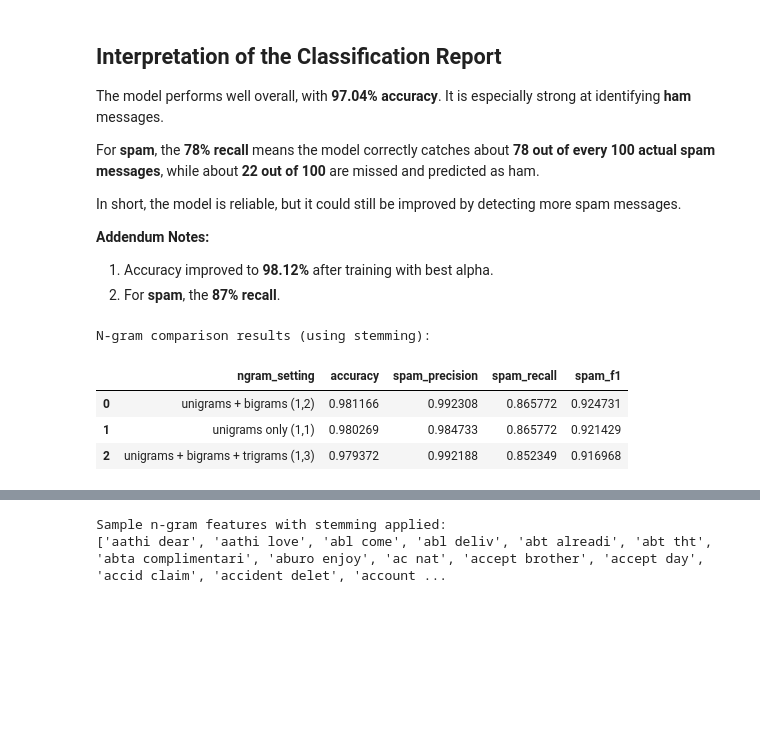
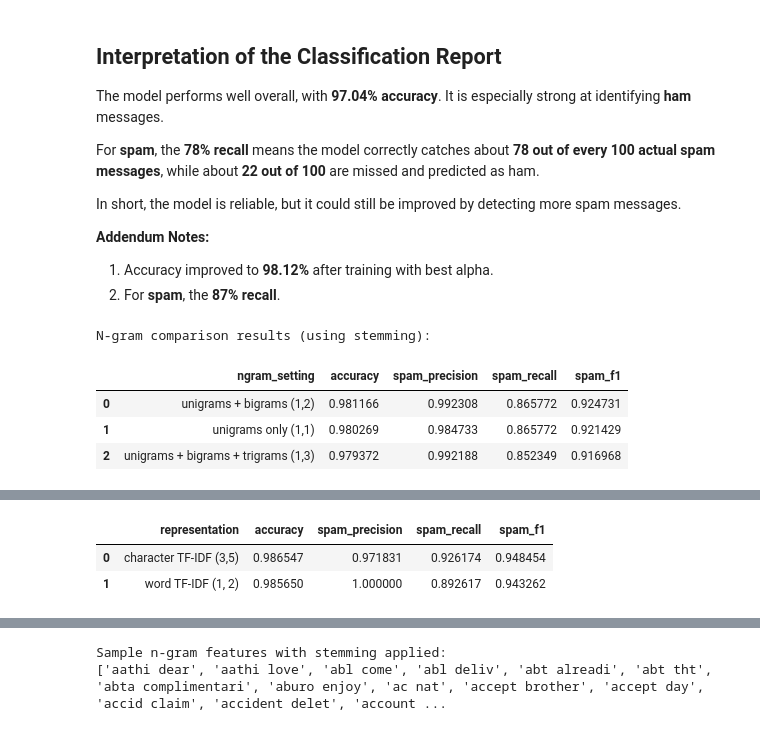
Before and after one commit to fredchan23/5m-data-3.9-nlp, a Jupyter notebook: assignment.ipynb, the cells around one changed output, grey strips where cells are left out. Drawn from its saved outputs; the diff is of its cells as text; code cells hidden in the pictures; blank space fills up the shorter version.

Commit message:
updated assignment with improvement in model

```diff
--- a/assignment.ipynb
+++ b/assignment.ipynb
@@ -298,12 +298,87 @@ print('N-gram comparison results (using stemming):')
 display(ngram_results_df)
 
 best_ngram_label = ngram_results_df.loc[0, 'ngram_setting']
-# Get the label of the best n-gram setting based on spam F1-score (and accuracy as tiebreaker)
 best_ngram_range = ngram_options[best_ngram_label]
-# Get the n-gram range tuple corresponding to the best label
 
 print(f'\nBest n-gram setting: {best_ngram_label}')
 print(f'Alpha used: {alpha_to_use}')
+
+# Add a character n-gram model to better detect unusual spellings such as
+# "freemsg", "ringtonek", and "sexi".
+raw_messages = sms_data['message'].str.lower()
+
+X_train_raw, X_test_raw, y_train_raw, y_test_raw = train_test_split(
+    raw_messages, y, test_size=0.2, random_state=42, stratify=y
+)
+
+word_vectorizer = TfidfVectorizer(ngram_range=best_ngram_range, min_df=2)
+X_train_word = word_vectorizer.fit_transform(X_train_raw)
+X_test_word = word_vectorizer.transform(X_test_raw)
+
+char_vectorizer = TfidfVectorizer(analyzer='char_wb', ngram_range=(3, 5), min_df=2)
+X_train_char = char_vectorizer.fit_transform(X_train_raw)
+X_test_char = char_vectorizer.transform(X_test_raw)
+
+word_model = MultinomialNB(alpha=alpha_to_use)
+char_model = MultinomialNB(alpha=alpha_to_use)
+
+word_model.fit(X_train_word, y_train_raw)
+char_model.fit(X_train_char, y_train_raw)
+
+word_pred = word_model.predict(X_test_word)
+char_pred = char_model.predict(X_test_char)
+
+word_report = classification_report(y_test_raw, word_pred, output_dict=True)
+char_report = classification_report(y_test_raw, char_pred, output_dict=True)
+
+word_spam_precision = word_report['spam']['precision']
+word_spam_recall = word_report['spam']['recall']
+word_spam_f1 = word_report['spam']['f1-score']
+
+char_spam_precision = char_report['spam']['precision']
+char_spam_recall = char_report['spam']['recall']
+char_spam_f1 = char_report['spam']['f1-score']
+
+representation_results_df = pd.DataFrame([
+    {
+        'representation': f'word TF-IDF {best_ngram_range}',
+        'accuracy': accuracy_score(y_test_raw, word_pred),
+        'spam_precision': word_spam_precision,
+        'spam_recall': word_spam_recall,
+        'spam_f1': word_spam_f1
+    },
+    {
+        'representation': 'character TF-IDF (3,5)',
+        'accuracy': accuracy_score(y_test_raw, char_pred),
+        'spam_precision': char_spam_precision,
+        'spam_recall': char_spam_recall,
+        'spam_f1': char_spam_f1
+    }
+]).sort_values(by=['spam_f1', 'accuracy'], ascending=False).reset_index(drop=True)
+
+print('\nWord vs character n-gram comparison:')
+display(representation_results_df)
+
+if char_spam_f1 >= word_spam_f1:
+    model = char_model
+    vectorizer = char_vectorizer
+    X_test = X_test_raw
+    y_test = y_test_raw
+    y_pred = char_pred
+    active_feature_setup = 'character TF-IDF (3,5)'
+else:
+    model = word_model
+    vectorizer = word_vectorizer
+    X_test = X_test_raw
+    y_test = y_test_raw
+    y_pred = word_pred
+    active_feature_setup = f'word TF-IDF {best_ngram_range}'
+
+print(f'Active evaluation model: {active_feature_setup}')
+print(
+    "Character n-grams help capture unusual spellings and short fragments "
+    "that often appear in spam-like messages."
+)
 # %% [output]
 N-gram comparison results (using stemming):
 |  | ngram_setting | accuracy | spam_precision | spam_recall | spam_f1 |
@@ -314,0 +392,3 @@ Alpha used: 0.1
+|  | representation | accuracy | spam_precision | spam_recall | spam_f1 |
+| 0 | character TF-IDF (3,5) | 0.986547 | 0.971831 | 0.926174 | 0.948454 |
+| 1 | word TF-IDF (1, 2) | 0.985650 | 1.000000 | 0.892617 | 0.943262 |
```
Also changed, not shown: parts of 6 cells of this notebook.
